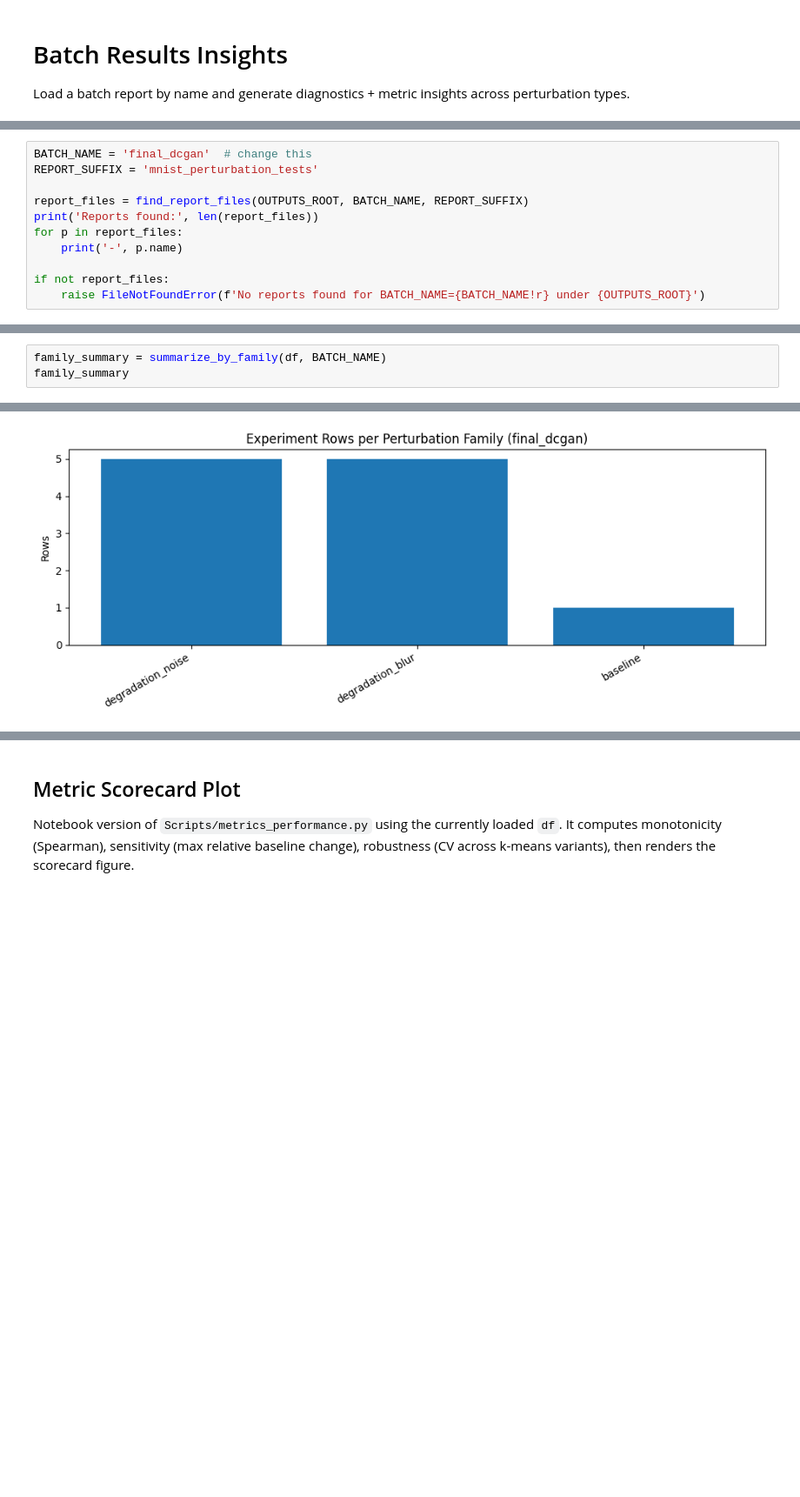
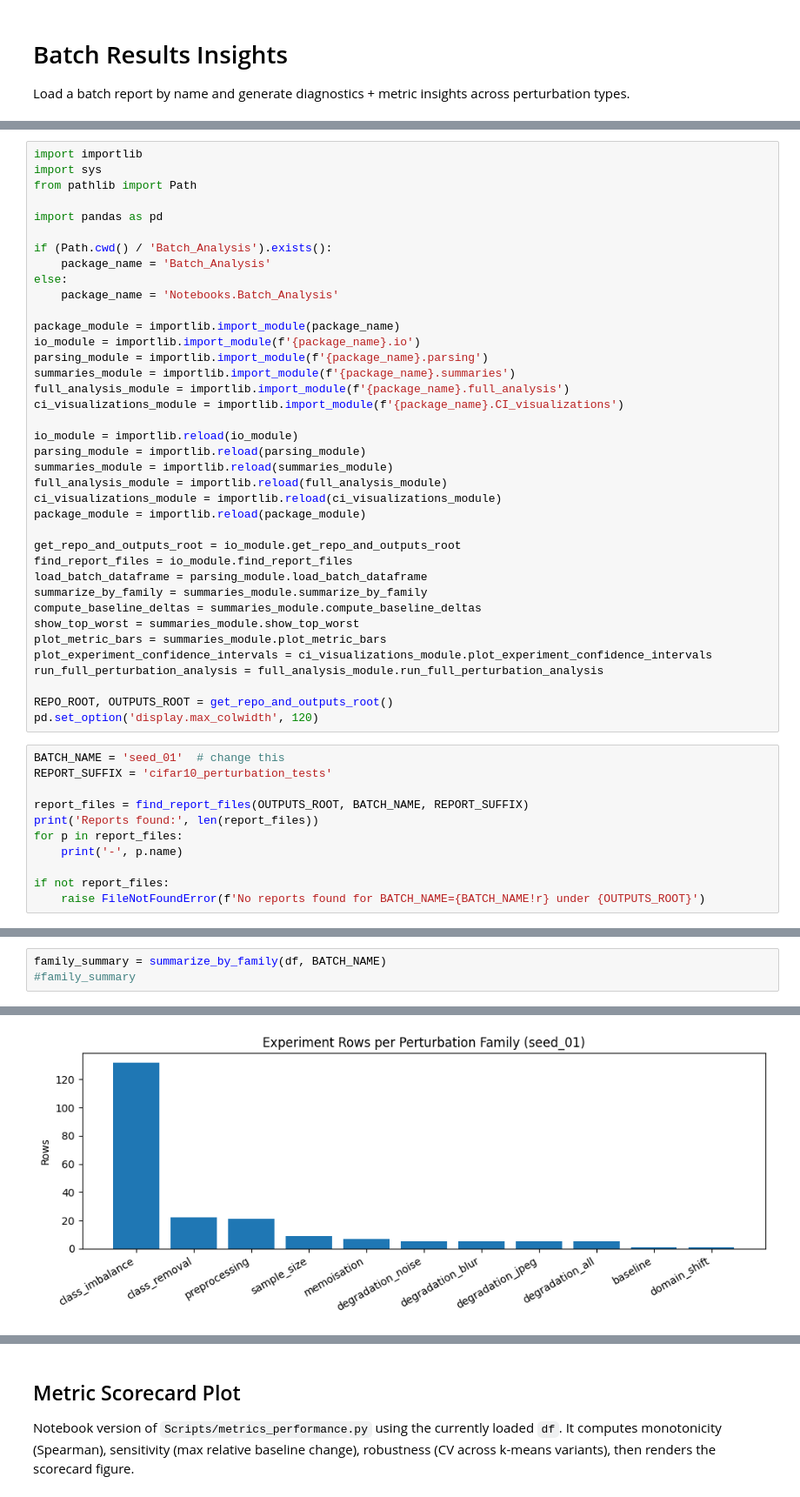
Before and after one commit to SofiaGavasi/Group07_Improving_Metrics, a Jupyter notebook: Notebooks/batch_results_insights.ipynb, the cells around one changed output, grey strips where cells are left out. Shown at 87% size. Saved outputs shown, nothing was run; the diff lists cells and outputs as text; blank space fills up the shorter version.

```diff
--- a/Notebooks/batch_results_insights.ipynb
+++ b/Notebooks/batch_results_insights.ipynb
@@ -35,6 +4,44 @@ pd.set_option('display.max_colwidth', 120)
+# %%
+import importlib
+import sys
+from pathlib import Path
+
+import pandas as pd
+
+if (Path.cwd() / 'Batch_Analysis').exists():
+    package_name = 'Batch_Analysis'
+else:
+    package_name = 'Notebooks.Batch_Analysis'
+
+package_module = importlib.import_module(package_name)
+io_module = importlib.import_module(f'{package_name}.io')
+parsing_module = importlib.import_module(f'{package_name}.parsing')
+summaries_module = importlib.import_module(f'{package_name}.summaries')
+full_analysis_module = importlib.import_module(f'{package_name}.full_analysis')
+ci_visualizations_module = importlib.import_module(f'{package_name}.CI_visualizations')
+
+io_module = importlib.reload(io_module)
+parsing_module = importlib.reload(parsing_module)
+summaries_module = importlib.reload(summaries_module)
+full_analysis_module = importlib.reload(full_analysis_module)
+ci_visualizations_module = importlib.reload(ci_visualizations_module)
+package_module = importlib.reload(package_module)
+
+get_repo_and_outputs_root = io_module.get_repo_and_outputs_root
+find_report_files = io_module.find_report_files
+load_batch_dataframe = parsing_module.load_batch_dataframe
+summarize_by_family = summaries_module.summarize_by_family
+compute_baseline_deltas = summaries_module.compute_baseline_deltas
+show_top_worst = summaries_module.show_top_worst
+plot_metric_bars = summaries_module.plot_metric_bars
+plot_experiment_confidence_intervals = ci_visualizations_module.plot_experiment_confidence_intervals
+run_full_perturbation_analysis = full_analysis_module.run_full_perturbation_analysis
+
+REPO_ROOT, OUTPUTS_ROOT = get_repo_and_outputs_root()
+pd.set_option('display.max_colwidth', 120)
 # %%
-BATCH_NAME = 'final_dcgan'  # change this
-REPORT_SUFFIX = 'mnist_perturbation_tests'
+BATCH_NAME = 'seed_01'  # change this
+REPORT_SUFFIX = 'cifar10_perturbation_tests'
 
 report_files = find_report_files(OUTPUTS_ROOT, BATCH_NAME, REPORT_SUFFIX)
 print('Reports found:', len(report_files))
@@ -64,6 +62,6 @@ Columns: 49
 # %%
 family_summary = summarize_by_family(df, BATCH_NAME)
-family_summary
+#family_summary
 # %% [output]
 |  | experiments | rows | successful_rows | with_metrics | fid_mean | is_mean | precision_mean | ... |
 | perturbation_family |  |  |  |  |  |  |  | ... |
@@ -73 +79 @@ family_summary
-[figure, old version]
+[figure, new version]
```
Also changed, not shown: parts of 11 cells of this notebook, 5 other files.
